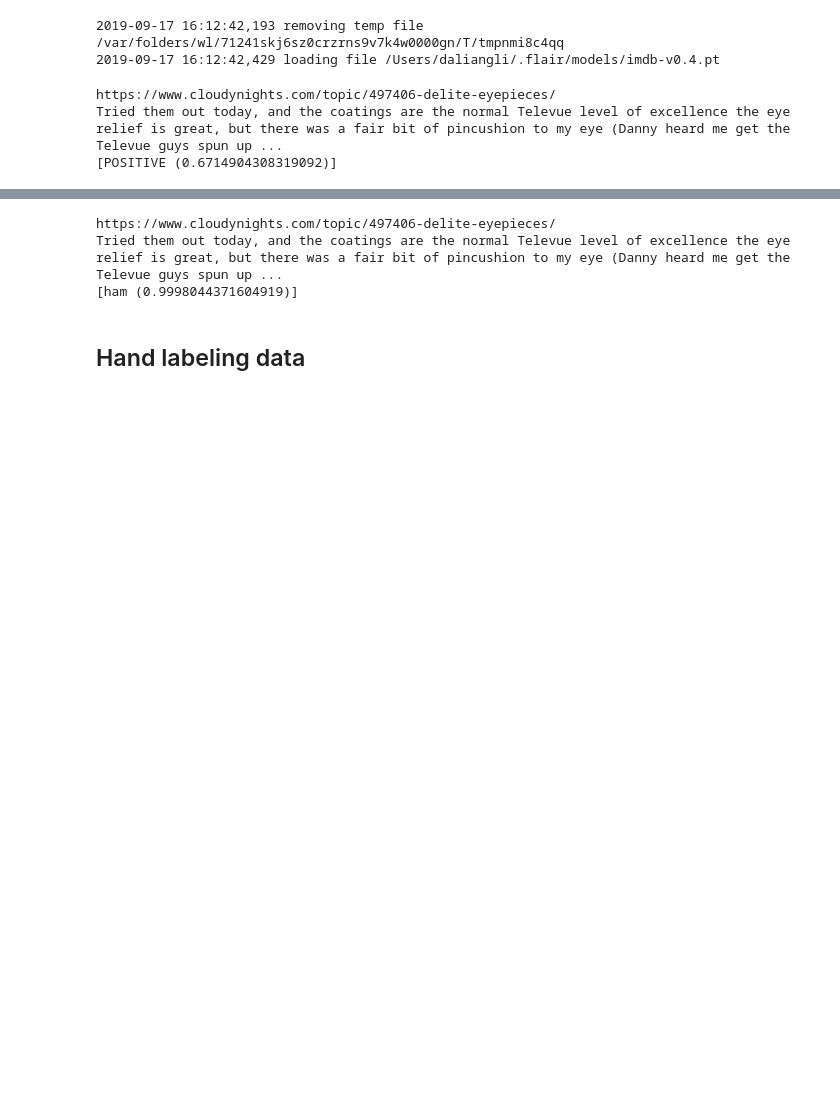
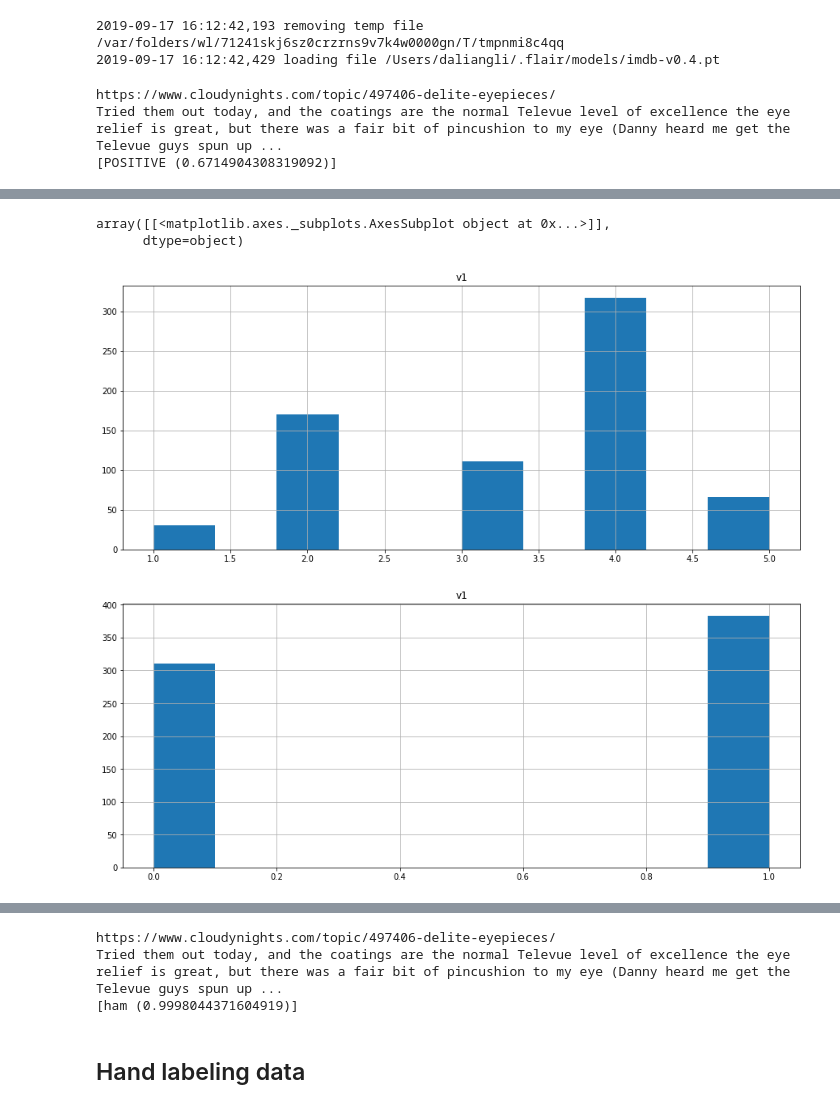
Before and after one commit to lidaliang/NLP_project, a Jupyter notebook: NLP_project.ipynb, the cells around one changed output, grey strips where cells are left out. Cells and saved outputs as stored; diff of their text form; code cells hidden in the pictures; blank space fills up the shorter version.

Commit message:
Refined hand labeled dataset, added content recommendation, added simple validations

```diff
--- a/NLP_project.ipynb
+++ b/NLP_project.ipynb
@@ -165,4 +190,13 @@ True
 # %%
+def count_likes(like_text):
+    if like_text == "": return 0
+    elif not 'and' in like_text: return 1
+    elif not ',' in like_text: return 2
+    elif not 'other' in like_text: return 3
+    else:
+        index = like_text.index(" other")
+        return 3+int(like_text[index-2:index])
+
 def extract_title_from_thread_url(a_url):
     return a_url[a_url.index("-")+1:-1].replace("-"," ")
 
@@ -199,13 +233,26 @@ def text_cleaning(string):
     string = string[:string.index("Edited by")].replace("\xa0","").replace("\n","").replace("\t","").replace("\r","")
     return string.replace(" .","").lstrip(".").lstrip(" ").rstrip()
 
+def all_info_from_a_souped_thread(a_souped_thread):
+    all_info = []
+    for page in a_souped_thread:
+        posts = page.find_all(class_="post_body")
+        for post in posts:
+            like_info = post.find(class_ = "ipsLikeBar_info")
+            if like_info == None: n_likes = 0
+            else:
+                like_text = like_info.get_text().replace("\n","").replace("\t","")
+                n_likes = count_likes(like_text)
+            post_text = post_entry_content_to_text(post.find(class_="post entry-content "))
+            all_info.append([post_text,n_likes])
+    return all_info
+
 def all_comments_from_a_souped_thread(a_souped_thread):
     all_comments = []
     for page in a_souped_thread:
         page_contents = page.find_all(class_="post entry-content ")
         all_comments += [post_entry_content_to_text(a_content) for a_content in page_contents]
     return all_comments
-
 
 def text_a_class_in_soup(soup,cls = 'post entry-content '):
     text_res = []
@@ -278,3 +325,12 @@ len(all_soups_s[1])
 24
 # %%
 title_lists = [[extract_title_from_thread_url(url) for url in url_list] for url_list in filtered_url_lists]
+# %%
+#Obtain all info
+info_all_threads_all_forums = []
+for i,soups in enumerate(all_soups_s):
+    print("processing forum:",i)
+    info_all_threads_all_forums.append([all_info_from_a_souped_thread(soup) for soup in soups])
+
+#with open('comments_all_threads_all_forums', 'wb') as fp:
+#     pickle.dump(comments_all_threads_all_forums, fp)
@@ -337 +505,13 @@ from pathlib import Path
+# %%
+data_exp = pd.read_csv("./data1_hand_labeled_sentiment.csv", encoding='latin-1').sample(frac=1).drop_duplicates()
+data_exp.hist()
+
+for i in range(len(data_exp['v1'].values)):
+    data_exp['v1'].values[i] = int(data_exp['v1'].values[i]>3)
+data_exp.hist()
+# %% [output]
+array([[<matplotlib.axes._subplots.AxesSubplot object at 0x...>]],
+      dtype=object)
+[figure, added]
+[figure, added]
 # %%
```
Also changed, not shown: parts of 32 cells of this notebook, 1 other file.
